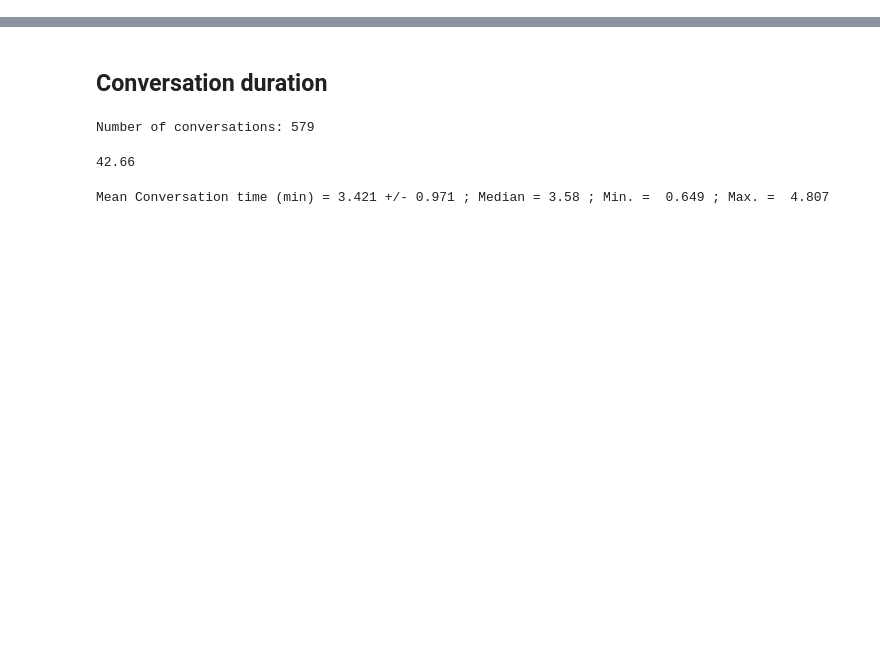
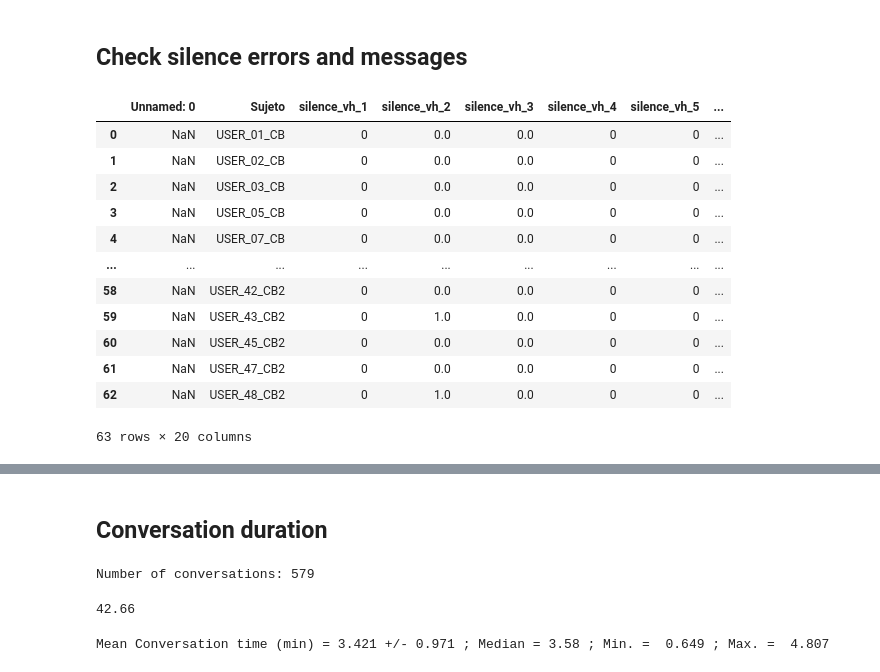
Before and after one commit to ASAPLableni/LableniBot, a Jupyter notebook: DataAnalysis/CodeofRevision.ipynb, the cells around one changed output, grey strips where cells are left out. Cells and saved outputs as stored; diff of their text form; code cells hidden in the pictures; blank space fills up the shorter version.

```diff
--- a/DataAnalysis/CodeofRevision.ipynb
+++ b/DataAnalysis/CodeofRevision.ipynb
@@ -29,0 +82,2 @@ class Parameters:
+# %% [markdown]
+## Check silence errors and messages
@@ -29,0 +93,50 @@ class Parameters:
+# %%
+df_check_videos = pd.read_excel("Comprobacion_videos.xlsx", skiprows=[1]).iloc[:63]
+new_subj_name = [subj + "_CB" if "_CB" not in subj else subj for subj in df_check_videos["Sujeto"] ]
+df_check_videos["Sujeto"] = new_subj_name
+
+feat_from_videos = [
+    'Avatar', 'Unnamed: 3', 'Unnamed: 4',
+    'Unnamed: 5', 'Unnamed: 6', 'Unnamed: 7'
+]
+
+new_silence_name = {
+    'Avatar': "silence_vh_1",
+    'Unnamed: 3': "silence_vh_2",
+    'Unnamed: 4': "silence_vh_3",
+    'Unnamed: 5': "silence_vh_4",
+    'Unnamed: 6': "silence_vh_5",
+    'Unnamed: 7': "silence_vh_6"
+}
+
+df_check_videos = df_check_videos.rename(columns=new_silence_name)
+
+cols_to_check_ml = [
+    'Incoherencias chatbot',
+    'Repeticiones',
+    'Hablar en 3a persona',
+    'Palabras dudosas'
+]
+
+cols_tech_errors = ['Errores técnicos (puedes repetir, cambio de nombre…)']
+
+new_names = ["incoherence", "repetitions", "3person", "doubt_words", "tech_errors"]
+
+new_llm_name = dict(zip(cols_to_check_ml+cols_tech_errors, new_names))
+df_check_videos = df_check_videos.rename(columns=new_llm_name)
+
+df_check_videos
+# %% [output]
+|  | Unnamed: 0 | Sujeto | silence_vh_1 | silence_vh_2 | silence_vh_3 | silence_vh_4 | silence_vh_5 | ... |
+| 0 | NaN | USER_01_CB | 0 | 0.0 | 0.0 | 0 | 0 | ... |
+| 1 | NaN | USER_02_CB | 0 | 0.0 | 0.0 | 0 | 0 | ... |
+| 2 | NaN | USER_03_CB | 0 | 0.0 | 0.0 | 0 | 0 | ... |
+| 3 | NaN | USER_05_CB | 0 | 0.0 | 0.0 | 0 | 0 | ... |
+| 4 | NaN | USER_07_CB | 0 | 0.0 | 0.0 | 0 | 0 | ... |
+| ... | ... | ... | ... | ... | ... | ... | ... | ... |
+| 58 | NaN | USER_42_CB2 | 0 | 0.0 | 0.0 | 0 | 0 | ... |
+| 59 | NaN | USER_43_CB2 | 0 | 1.0 | 0.0 | 0 | 0 | ... |
+| 60 | NaN | USER_45_CB2 | 0 | 0.0 | 0.0 | 0 | 0 | ... |
+| 61 | NaN | USER_47_CB2 | 0 | 0.0 | 0.0 | 0 | 0 | ... |
+| 62 | NaN | USER_48_CB2 | 0 | 1.0 | 0.0 | 0 | 0 | ... |
+63 rows × 20 columns
```
Also changed, not shown: parts of 27 cells of this notebook, 3 other files.
